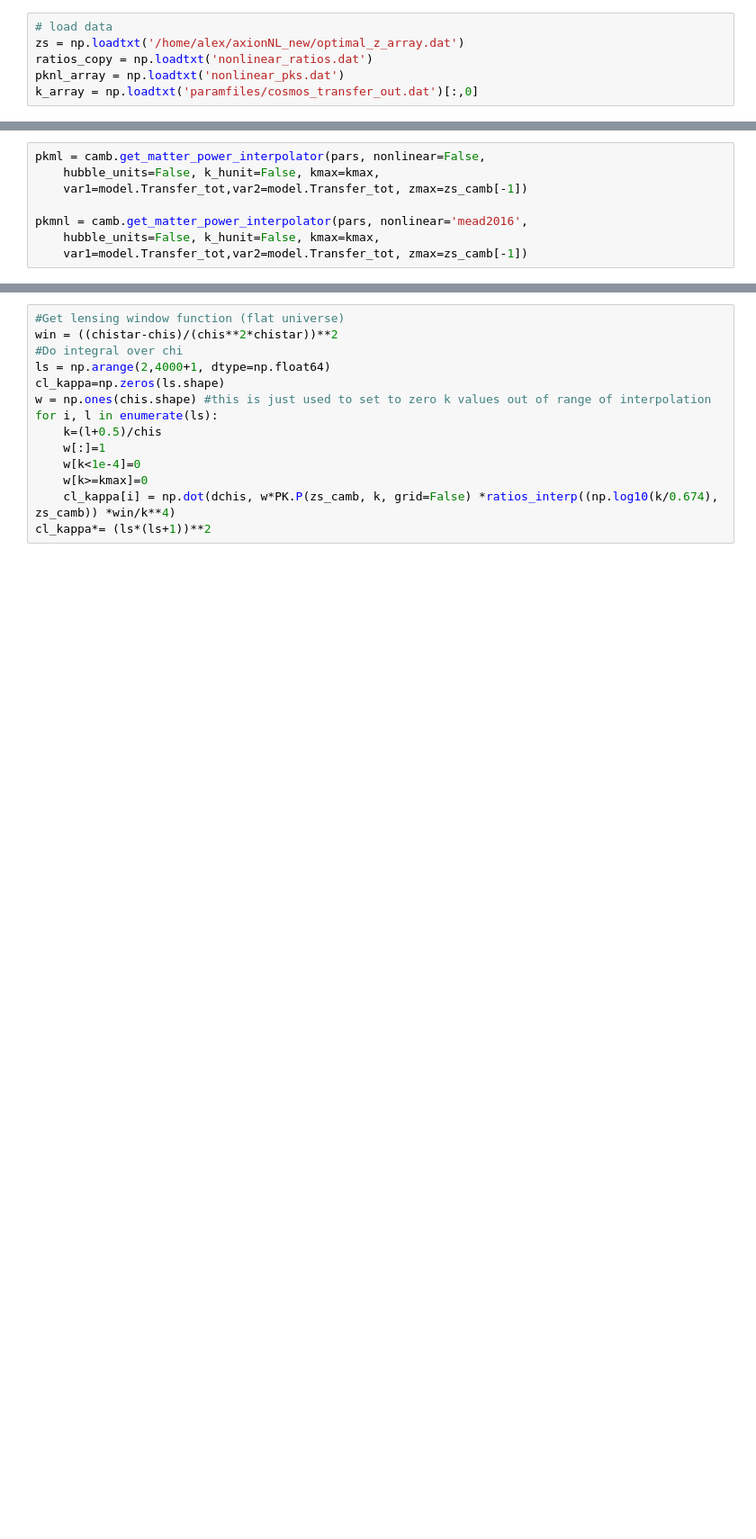
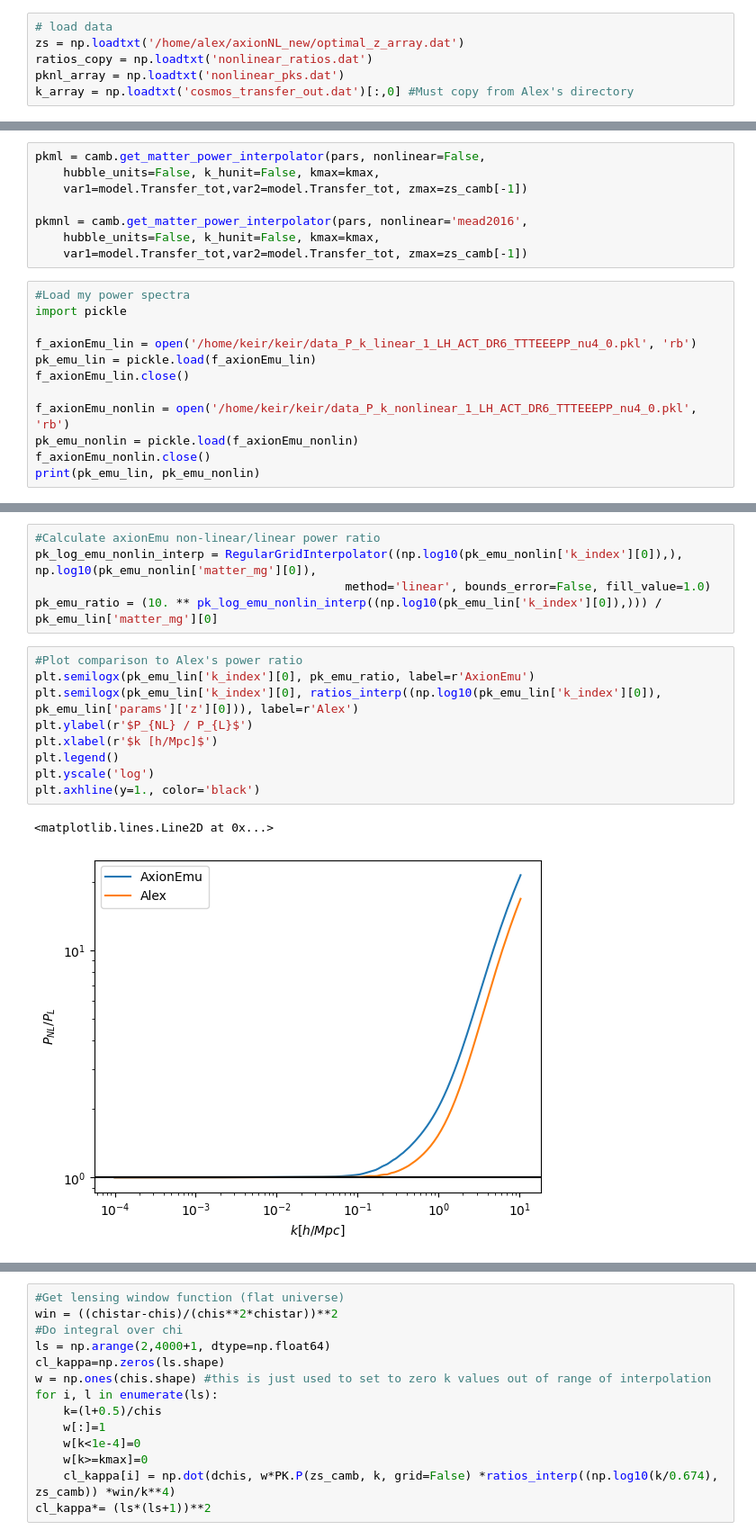
Before and after one commit to keirkwame/axionHMcode_validation, a Jupyter notebook: Compare-axion-pk-lensing.ipynb, the cells around one changed output, grey strips where cells are left out. Shown at 90% size. Cells and saved outputs as stored; diff of their text form; blank space fills up the shorter version.

```diff
--- a/Compare-axion-pk-lensing.ipynb
+++ b/Compare-axion-pk-lensing.ipynb
@@ -9,7 +9,7 @@ from camb import model, initialpower
 zs = np.loadtxt('/home/alex/axionNL_new/optimal_z_array.dat')
 ratios_copy = np.loadtxt('nonlinear_ratios.dat')
 pknl_array = np.loadtxt('nonlinear_pks.dat')
-k_array = np.loadtxt('paramfiles/cosmos_transfer_out.dat')[:,0]
+k_array = np.loadtxt('cosmos_transfer_out.dat')[:,0] #Must copy from Alex's directory
 # %%
 # interpolate pk
 ratios_interp = RegularGridInterpolator((np.log10(k_array), zs), ratios_copy.T, method='linear', bounds_error=False,
@@ -66,3 +66,15 @@ pkml = camb.get_matter_power_interpolator(pars, nonlinear=False,
 pkmnl = camb.get_matter_power_interpolator(pars, nonlinear='mead2016',
     hubble_units=False, k_hunit=False, kmax=kmax,
     var1=model.Transfer_tot,var2=model.Transfer_tot, zmax=zs_camb[-1])
+# %%
+#Load my power spectra
+import pickle
+
+f_axionEmu_lin = open('/home/keir/keir/data_P_k_linear_1_LH_ACT_DR6_TTTEEEPP_nu4_0.pkl', 'rb')
+pk_emu_lin = pickle.load(f_axionEmu_lin)
+f_axionEmu_lin.close()
+
+f_axionEmu_nonlin = open('/home/keir/keir/data_P_k_nonlinear_1_LH_ACT_DR6_TTTEEEPP_nu4_0.pkl', 'rb')
+pk_emu_nonlin = pickle.load(f_axionEmu_nonlin)
+f_axionEmu_nonlin.close()
+print(pk_emu_lin, pk_emu_nonlin)
@@ -68,0 +99,17 @@ pkmnl = camb.get_matter_power_interpolator(pars, nonlinear='mead2016',
+# %%
+#Calculate axionEmu non-linear/linear power ratio
+pk_log_emu_nonlin_interp = RegularGridInterpolator((np.log10(pk_emu_nonlin['k_index'][0]),), np.log10(pk_emu_nonlin['matter_mg'][0]),
+                                            method='linear', bounds_error=False, fill_value=1.0)
+pk_emu_ratio = (10. ** pk_log_emu_nonlin_interp((np.log10(pk_emu_lin['k_index'][0]),))) / pk_emu_lin['matter_mg'][0]
+# %%
+#Plot comparison to Alex's power ratio
+plt.semilogx(pk_emu_lin['k_index'][0], pk_emu_ratio, label=r'AxionEmu')
+plt.semilogx(pk_emu_lin['k_index'][0], ratios_interp((np.log10(pk_emu_lin['k_index'][0]), pk_emu_lin['params']['z'][0])), label=r'Alex')
+plt.ylabel(r'$P_{NL} / P_{L}$')
+plt.xlabel(r'$k [h/Mpc]$')
+plt.legend()
+plt.yscale('log')
+plt.axhline(y=1., color='black')
+# %% [output]
+<matplotlib.lines.Line2D at 0x...>
+[figure, added]
```
Also changed, not shown: parts of 4 cells of this notebook, 3 other files.
